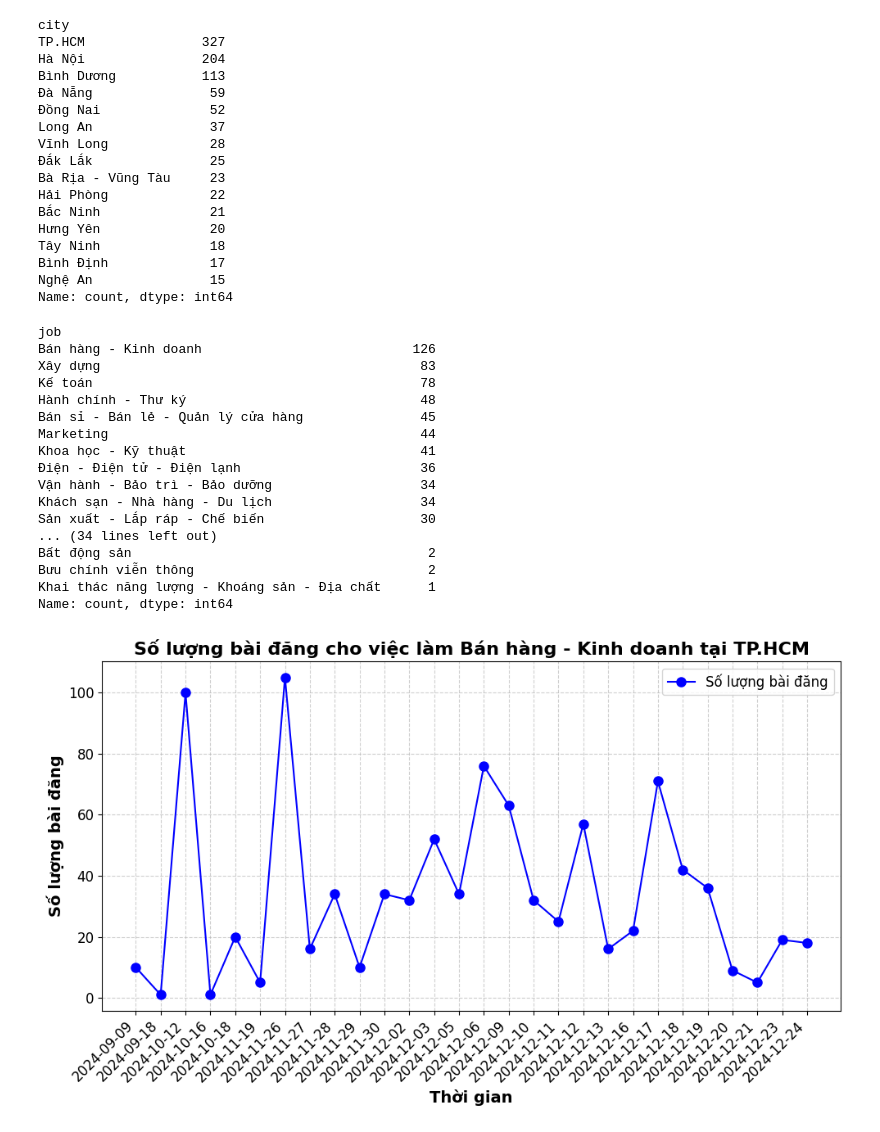
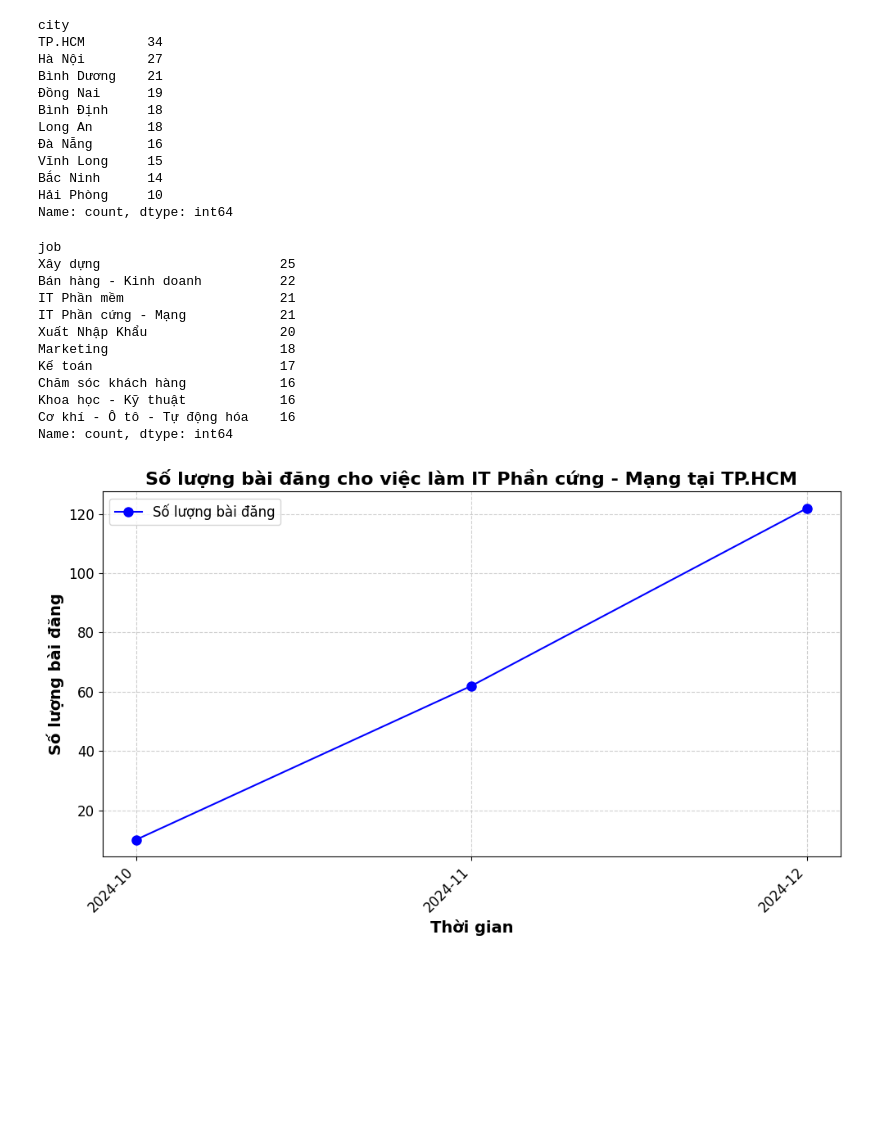
Before and after one commit to ngtantai48/CapstoneProject, a Jupyter notebook: ai/colab/forecast_job.ipynb, the cells around one changed output. Cells and saved outputs as stored; diff of their text form; code cells hidden in the pictures; blank space fills up the shorter version.

Commit message:
+ [AI] handle predict job trend

```diff
--- a/ai/colab/forecast_job.ipynb
+++ b/ai/colab/forecast_job.ipynb
@@ -23,7 +23,9 @@ df = df.ffill()
 
 df['time'] = pd.to_datetime(df[['year', 'month', 'day']])
 
-aggregated_data = df.groupby(['job', 'city', 'time'])['number_of_job_posts'].sum().reset_index()
+df['month'] = df['time'].dt.to_period('M')
+
+aggregated_data = df.groupby(['job', 'city', 'month'])['number_of_job_posts'].sum().reset_index()
 
 print(aggregated_data.head())
 # %% [output]
@@ -40,61 +42,51 @@ job_counts = aggregated_data['job'].value_counts()
 print(city_counts)
 # %% [output]
 city
-TP.HCM               327
-Hà Nội               204
-Bình Dương           113
-Đà Nẵng               59
-Đồng Nai              52
-Long An               37
-Vĩnh Long             28
-Đắk Lắk               25
-Bà Rịa - Vũng Tàu     23
-Hải Phòng             22
-Bắc Ninh              21
-Hưng Yên              20
-Tây Ninh              18
-Bình Định             17
-Nghệ An               15
+TP.HCM        34
+Hà Nội        27
+Bình Dương    21
+Đồng Nai      19
+Bình Định     18
+Long An       18
+Đà Nẵng       16
+Vĩnh Long     15
+Bắc Ninh      14
+Hải Phòng     10
 Name: count, dtype: int64
 # %%
 print(job_counts)
 # %% [output]
 job
-Bán hàng - Kinh doanh                           126
-Xây dựng                                         83
-Kế toán                                          78
-Hành chính - Thư ký                              48
-Bán sỉ - Bán lẻ - Quản lý cửa hàng               45
-Marketing                                        44
-Khoa học - Kỹ thuật                              41
-Điện - Điện tử - Điện lạnh                       36
-Vận hành - Bảo trì - Bảo dưỡng                   34
-Khách sạn - Nhà hàng - Du lịch                   34
-Sản xuất - Lắp ráp - Chế biến                    30
-... (34 lines left out)
-Bất động sản                                      2
-Bưu chính viễn thông                              2
-Khai thác năng lượng - Khoáng sản - Địa chất      1
+Xây dựng                       25
+Bán hàng - Kinh doanh          22
+IT Phần mềm                    21
+IT Phần cứng - Mạng            21
+Xuất Nhập Khẩu                 20
+Marketing                      18
+Kế toán                        17
+Chăm sóc khách hàng            16
+Khoa học - Kỹ thuật            16
+Cơ khí - Ô tô - Tự động hóa    16
 Name: count, dtype: int64
 # %%
 def plot_job_trend(job, city):
     job_data = aggregated_data[(aggregated_data['job'] == job) & (aggregated_data['city'] == city)]
 
     plt.figure(figsize=(10, 6))
-    plt.plot(job_data['time'].astype(str), job_data['number_of_job_posts'], marker='o', linestyle='-', color='b', markersize=8, label='Số lượng bài đăng')
+    plt.plot(job_data['month'].astype(str), job_data['number_of_job_posts'], marker='o', linestyle='-', color='b', markersize=8, label='Số lượng bài đăng')
     plt.grid(True, linestyle='--', alpha=0.6)
     plt.xlabel('Thời gian', fontsize=14, fontweight='bold')
     plt.ylabel('Số lượng bài đăng', fontsize=14, fontweight='bold')
     plt.title(f'Số lượng bài đăng cho việc làm {job} tại {city}', fontsize=16, fontweight='bold')
     plt.xticks(rotation=45, ha='right', fontsize=12)
     plt.yticks(fontsize=12)
     plt.legend(fontsize=12)
     plt.tight_layout()
     plt.show()
 
-plot_job_trend('Bán hàng - Kinh doanh', 'TP.HCM')
+plot_job_trend('IT Phần cứng - Mạng', 'TP.HCM')
 # %% [output]
-[figure, old version]
+[figure, new version]
 # %%
 # Chuẩn hóa dữ liệu
 scaler = MinMaxScaler(feature_range=(0, 1))
```
Also changed, not shown: parts of 7 cells of this notebook, 8 other files.
